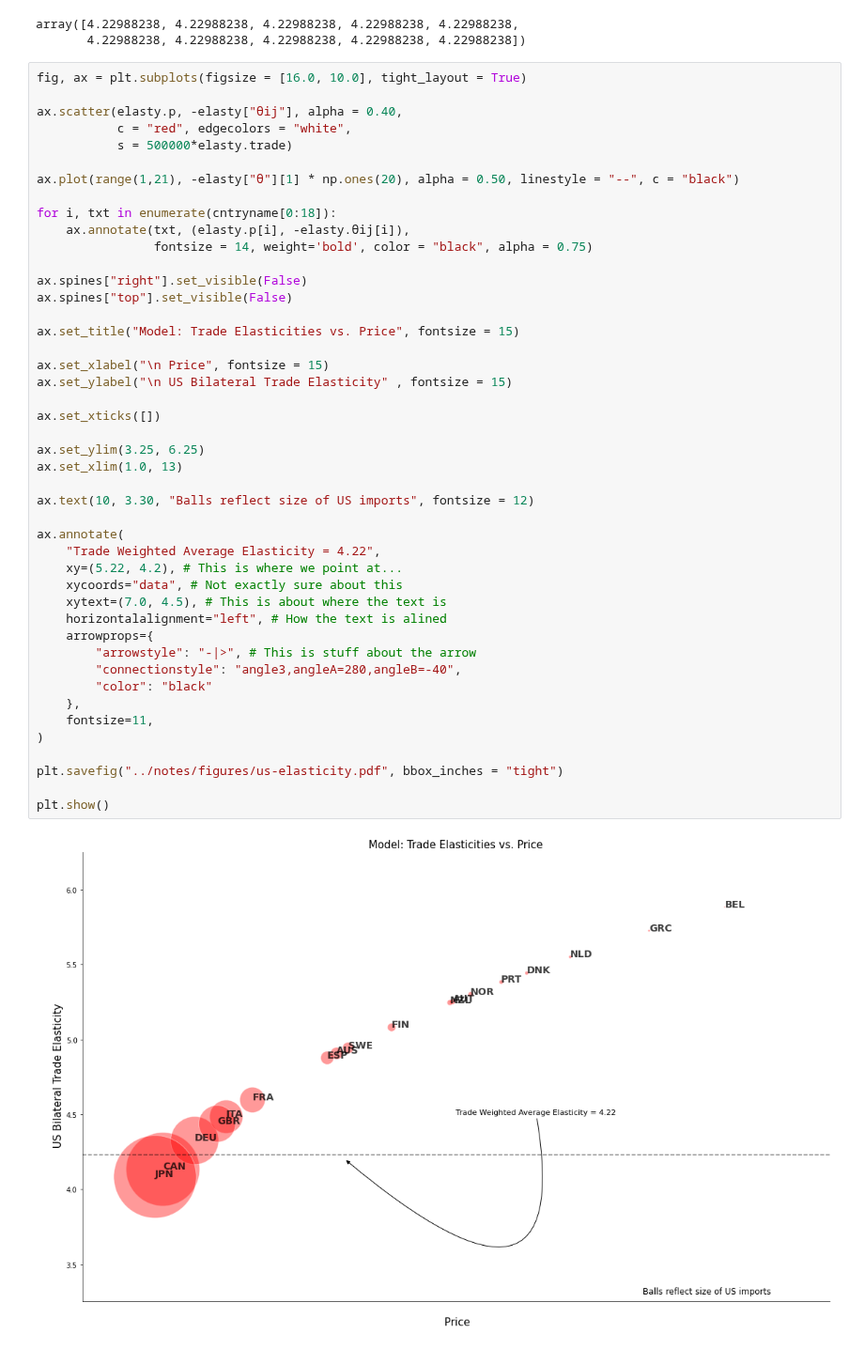
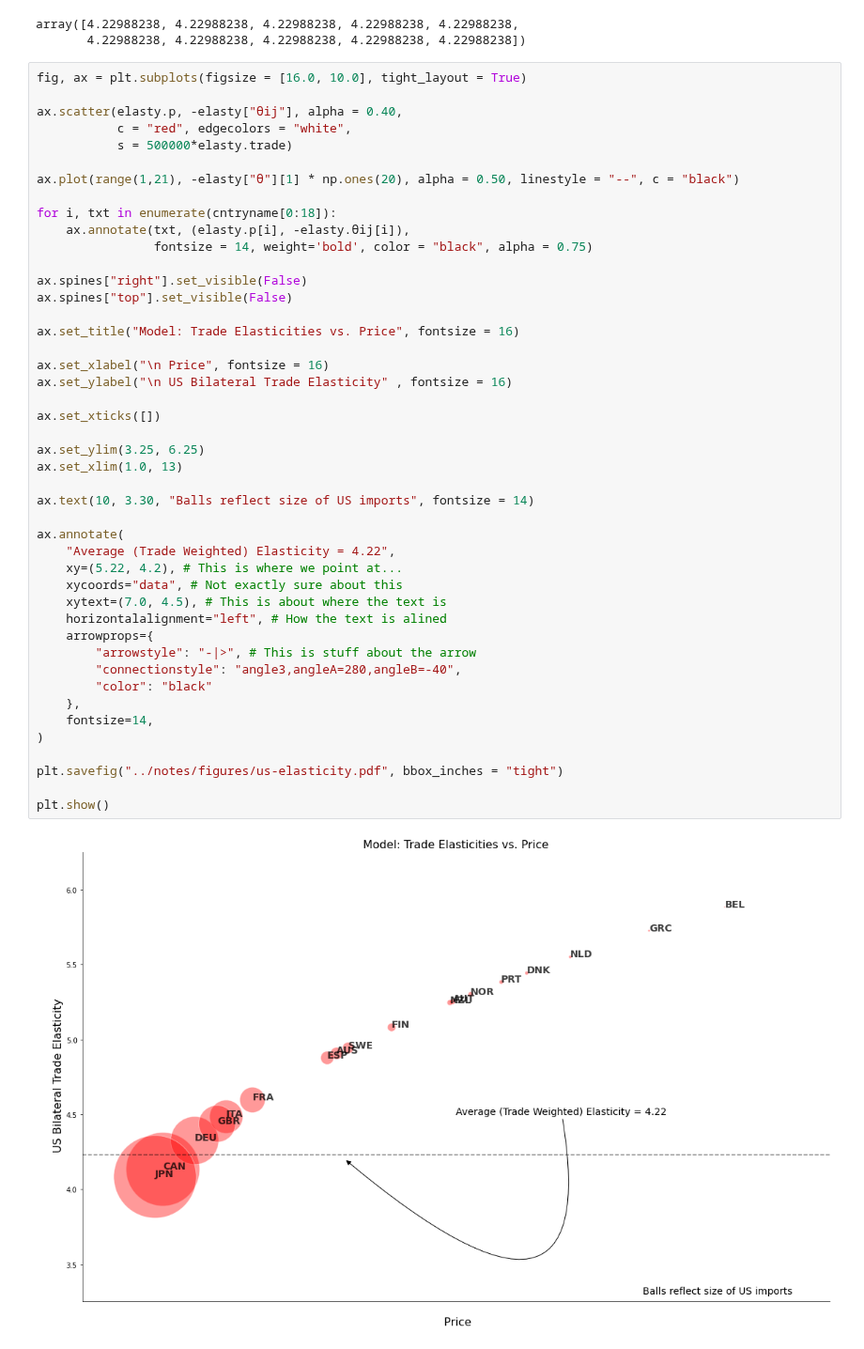
Before and after one commit to mwaugh0328/heterogeneous-agent-trade, a Jupyter notebook: notebooks/plot-calibration.ipynb, the cells around one changed output. Shown at 94% size. Saved outputs shown, nothing was run; the diff lists cells and outputs as text.

```diff
--- a/notebooks/plot-calibration.ipynb
+++ b/notebooks/plot-calibration.ipynb
@@ -89,37 +89,37 @@ for i, txt in enumerate(cntryname[0:18]):
     ax.annotate(txt, (elasty.p[i], -elasty.θij[i]),
                 fontsize = 14, weight='bold', color = "black", alpha = 0.75)
 
 ax.spines["right"].set_visible(False)
 ax.spines["top"].set_visible(False)
 
-ax.set_title("Model: Trade Elasticities vs. Price", fontsize = 15)
+ax.set_title("Model: Trade Elasticities vs. Price", fontsize = 16)
 
-ax.set_xlabel("\n Price", fontsize = 15)
-ax.set_ylabel("\n US Bilateral Trade Elasticity" , fontsize = 15)
+ax.set_xlabel("\n Price", fontsize = 16)
+ax.set_ylabel("\n US Bilateral Trade Elasticity" , fontsize = 16)
 
 ax.set_xticks([])
 
 ax.set_ylim(3.25, 6.25)
 ax.set_xlim(1.0, 13)
 
-ax.text(10, 3.30, "Balls reflect size of US imports", fontsize = 12)
+ax.text(10, 3.30, "Balls reflect size of US imports", fontsize = 14)
 
 ax.annotate(
-    "Trade Weighted Average Elasticity = 4.22",
+    "Average (Trade Weighted) Elasticity = 4.22",
     xy=(5.22, 4.2), # This is where we point at...
     xycoords="data", # Not exactly sure about this
     xytext=(7.0, 4.5), # This is about where the text is
     horizontalalignment="left", # How the text is alined
     arrowprops={
         "arrowstyle": "-|>", # This is stuff about the arrow
         "connectionstyle": "angle3,angleA=280,angleB=-40",
         "color": "black"
     },
-    fontsize=11,
+    fontsize=14,
 )
 
 plt.savefig("../notes/figures/us-elasticity.pdf", bbox_inches = "tight")
 
 plt.show()
 # %% [output]
-[figure, old version]
+[figure, new version]
```
Also changed, not shown: parts of 1 cell of this notebook, 13 other files.
